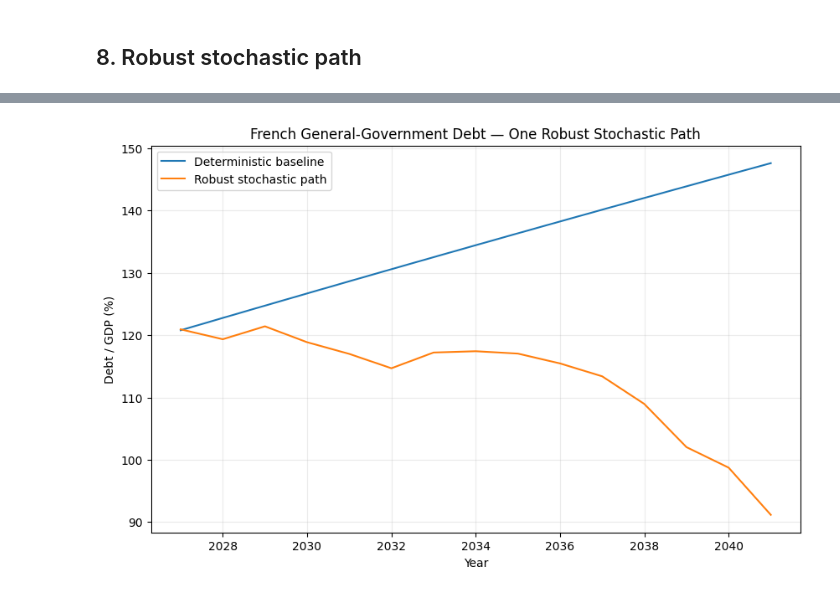
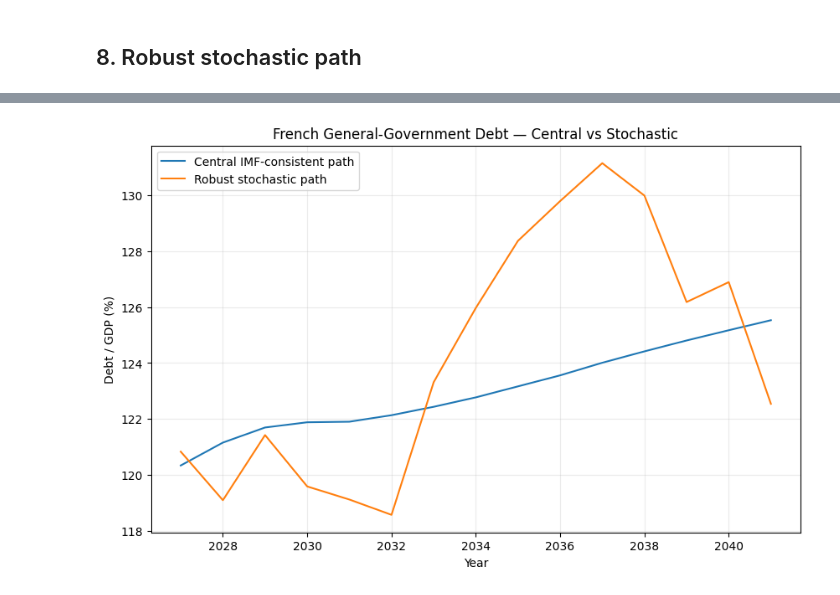
Before and after one commit to MikelCoti/french_oat_model, a Jupyter notebook: notebooks/02_stochastic_dsa.ipynb, the cells around one changed output, grey strips where cells are left out. Saved outputs shown, nothing was run; the diff lists cells and outputs as text; code cells hidden in the pictures.

```diff
--- a/notebooks/02_stochastic_dsa.ipynb
+++ b/notebooks/02_stochastic_dsa.ipynb
@@ -208,7 +224,7 @@ assert np.isclose(
     1.0,
 )
 # %%
-aft_baseline_path, aft_baseline_final = simulate_portfolio_path(
+aft_55_sensitivity_path, aft_baseline_final = simulate_portfolio_path(
     initial_portfolio=portfolio,
     initial_gdp_eur=BASELINE["initial_gdp_eur"],
     start_year=BASELINE["start_year"],
@@ -221,7 +237,7 @@ aft_baseline_path, aft_baseline_final = simulate_portfolio_path(
     euro_inflation=BASELINE["inflation"],
 )
 
-aft_baseline_path[
+aft_55_sensitivity_path[
     [
         "year",
         "weighted_market_issue_rate",
@@ -2173,29 +2581,97 @@ gg_stochastic_path[
 # %%
+# ============================================================
+# Central vs stochastic GG debt
+# ============================================================
+
 fig, ax = plt.subplots(
     figsize=(10, 6)
 )
 
 ax.plot(
-    gg_baseline_path["year"],
-    gg_baseline_path["debt_gdp_end"] * 100,
-    label="Deterministic baseline",
+    gg_central_path["year"],
+    gg_central_path["debt_gdp_end"] * 100,
+    label="Central IMF-consistent path",
 )
 
 ax.plot(
     gg_stochastic_path["year"],
     gg_stochastic_path["debt_gdp_end"] * 100,
     label="Robust stochastic path",
 )
 
 ax.set_title(
-    "French General-Government Debt — One Robust Stochastic Path"
+    "French General-Government Debt — Central vs Stochastic"
 )
 
 ax.set_xlabel("Year")
 ax.set_ylabel("Debt / GDP (%)")
 ax.legend()
 ax.grid(alpha=0.25)
 
 plt.show()
+
+
+# ============================================================
+# Accounting diagnostics
+# ============================================================
+
+debt_diagnostic = pd.DataFrame({
+    "year": YEARS,
+    "central_debt_gdp": (
+        gg_central_path[
+            "debt_gdp_end"
+        ].to_numpy()
+    ),
+    "stochastic_debt_gdp": (
+        gg_stochastic_path[
+            "debt_gdp_end"
+        ].to_numpy()
+    ),
+    "stochastic_nominal_growth": (
+        gg_stochastic_path[
+            "nominal_growth"
+        ].to_numpy()
+    ),
+    "stochastic_primary_balance_gdp": (
+        gg_stochastic_path[
+            "primary_balance_gdp"
+        ].to_numpy()
+    ),
+    "stochastic_interest_gdp": (
+        gg_stochastic_path[
+            "interest_gdp"
+        ].to_numpy()
+    ),
+    "aft_cost_shock_bn": (
+        stochastic_aft_cost_shock.to_numpy()
+        / 1e9
+    ),
+})
+
+debt_diagnostic["debt_gap_pp"] = (
+    (
+        debt_diagnostic[
+            "stochastic_debt_gdp"
+        ]
+        -
+        debt_diagnostic[
+            "central_debt_gdp"
+        ]
+    )
+    * 100
+)
+
+display_diag = debt_diagnostic.copy()
+
+for col in [
+    "central_debt_gdp",
+    "stochastic_debt_gdp",
+    "stochastic_nominal_growth",
+    "stochastic_primary_balance_gdp",
+    "stochastic_interest_gdp",
+]:
+    display_diag[col] *= 100
+
+display_diag.round(2)
 # %% [output]
-[figure, old version]
+[figure, new version]
```
Also changed, not shown: parts of 26 cells of this notebook, 1 other file.
